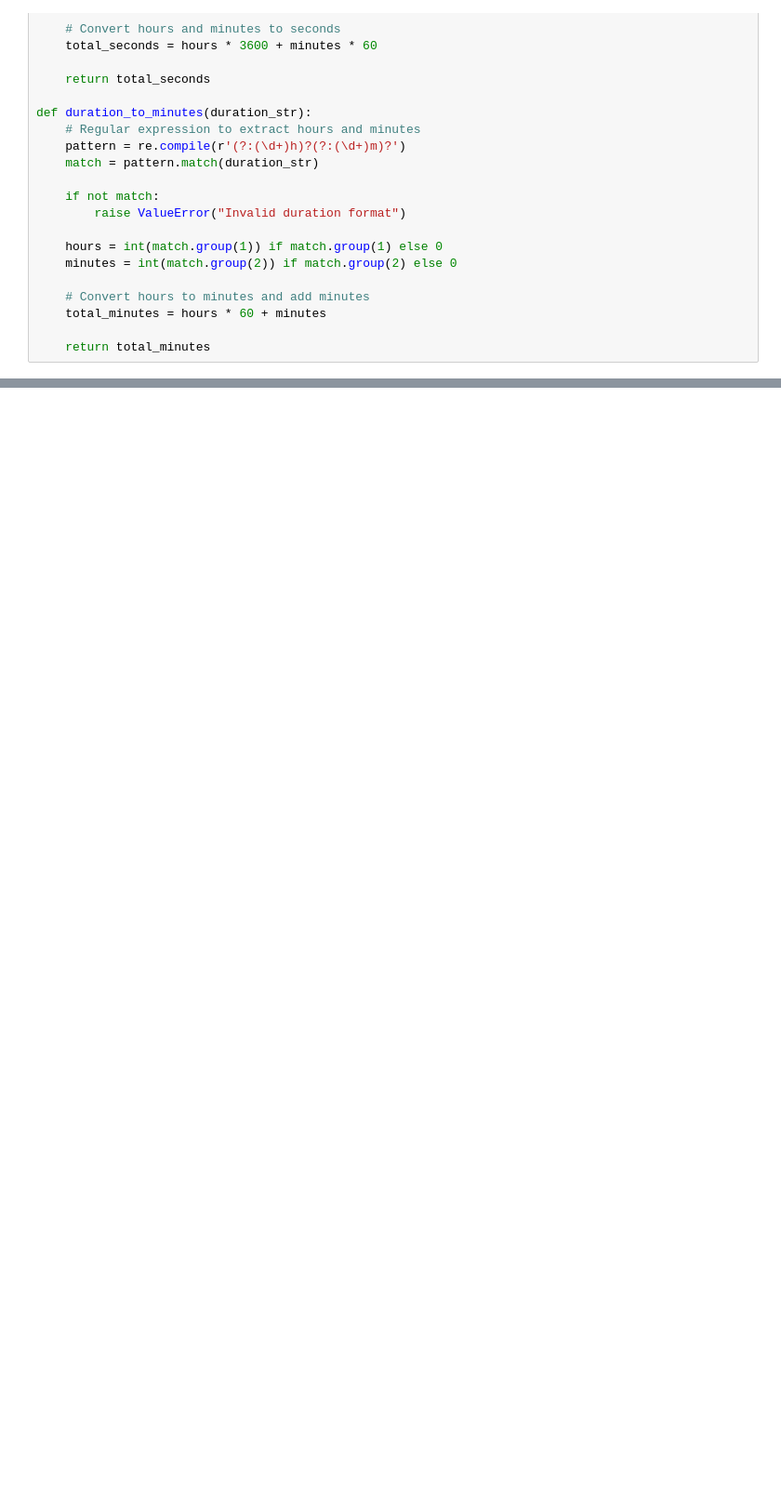
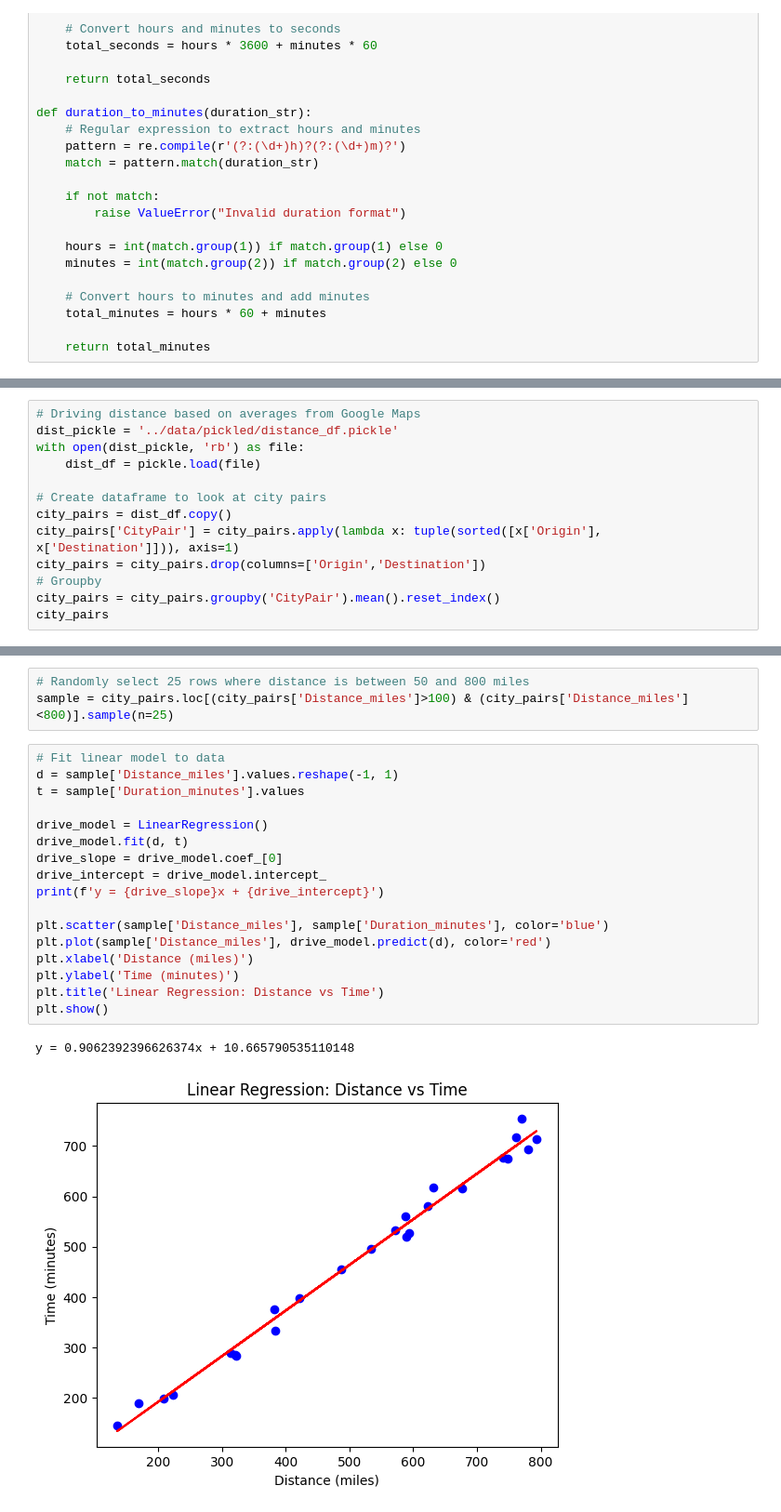
Before and after one commit to mamaOcoder/highspeedrail, a Jupyter notebook: code/build_optimal_distances.ipynb, the cells around one changed output, grey strips where cells are left out. Shown at 93% size. Drawn from its saved outputs; the diff is of its cells as text; blank space fills up the shorter version.

```diff
--- a/code/build_optimal_distances.ipynb
+++ b/code/build_optimal_distances.ipynb
@@ -82,0 +109,13 @@ hsr_df
+# %%
+# Driving distance based on averages from Google Maps
+dist_pickle = '../data/pickled/distance_df.pickle'
+with open(dist_pickle, 'rb') as file:
+    dist_df = pickle.load(file)
+
+# Create dataframe to look at city pairs
+city_pairs = dist_df.copy()
+city_pairs['CityPair'] = city_pairs.apply(lambda x: tuple(sorted([x['Origin'], x['Destination']])), axis=1)
+city_pairs = city_pairs.drop(columns=['Origin','Destination'])
+# Groupby
+city_pairs = city_pairs.groupby('CityPair').mean().reset_index()
+city_pairs
@@ -82,0 +136,23 @@ hsr_df
+# %%
+# Randomly select 25 rows where distance is between 50 and 800 miles
+sample = city_pairs.loc[(city_pairs['Distance_miles']>100) & (city_pairs['Distance_miles']<800)].sample(n=25)
+# %%
+# Fit linear model to data
+d = sample['Distance_miles'].values.reshape(-1, 1)
+t = sample['Duration_minutes'].values
+
+drive_model = LinearRegression()
+drive_model.fit(d, t)
+drive_slope = drive_model.coef_[0]
+drive_intercept = drive_model.intercept_
+print(f'y = {drive_slope}x + {drive_intercept}')
+
+plt.scatter(sample['Distance_miles'], sample['Duration_minutes'], color='blue')
+plt.plot(sample['Distance_miles'], drive_model.predict(d), color='red')
+plt.xlabel('Distance (miles)')
+plt.ylabel('Time (minutes)')
+plt.title('Linear Regression: Distance vs Time')
+plt.show()
+# %% [output]
+y = 0.9062392396626374x + 10.665790535110148
+[figure, added]
```
Also changed, not shown: parts of 16 cells of this notebook, 1 other file.
